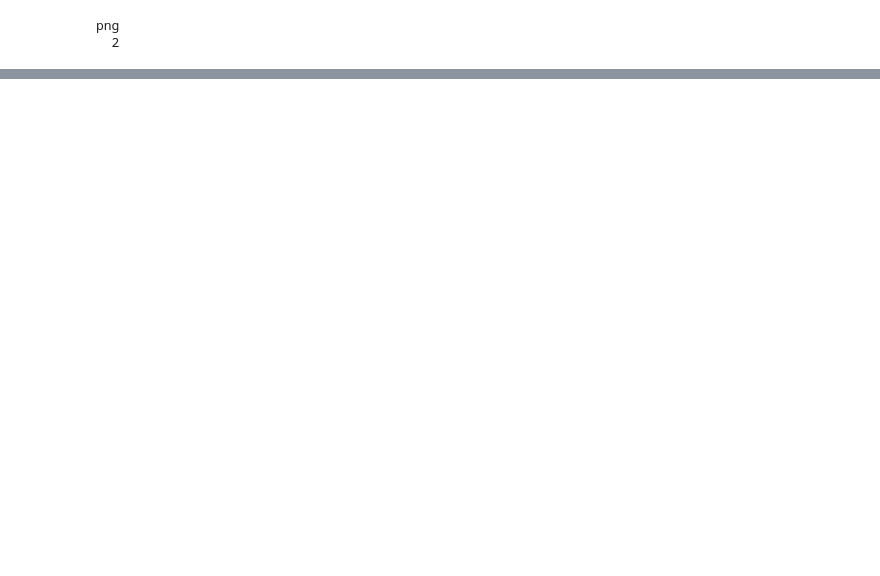
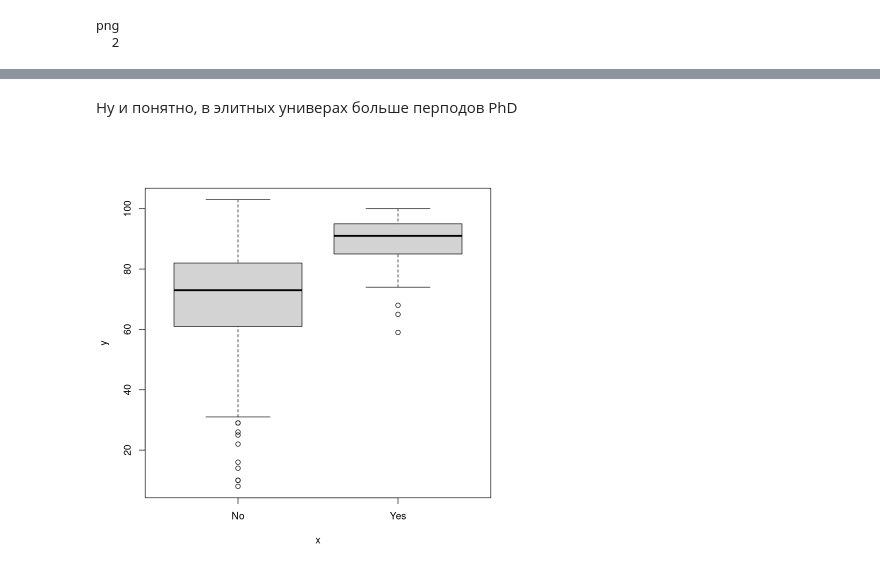
Before and after one commit to Dranikf/Intro_to_stat_learning, a Jupyter notebook: chapter2/practice.ipynb, the cells around one changed output, grey strips where cells are left out. Saved outputs shown, nothing was run; the diff lists cells and outputs as text; code cells hidden in the pictures; blank space fills up the shorter version.

```diff
--- a/chapter2/practice.ipynb
+++ b/chapter2/practice.ipynb
@@ -116,0 +153,6 @@ png
+# %% [markdown]
+Ну и понятно, в элитных универах больше перподов PhD
+# %%
+plot(College$Elite, College$PhD)
+# %% [output]
+[figure, added]
```
Also changed, not shown: parts of 42 cells of this notebook, 1 other file.
